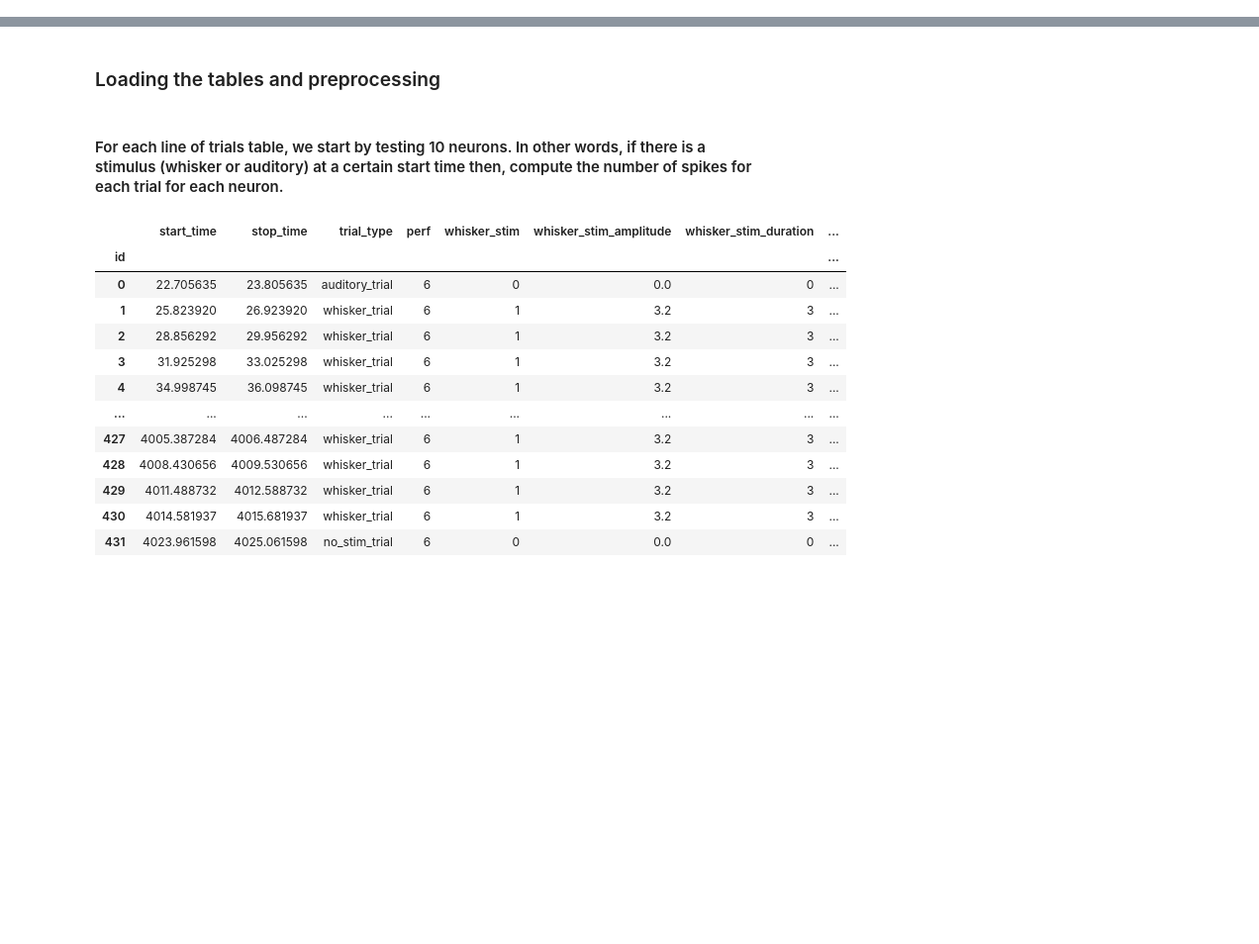
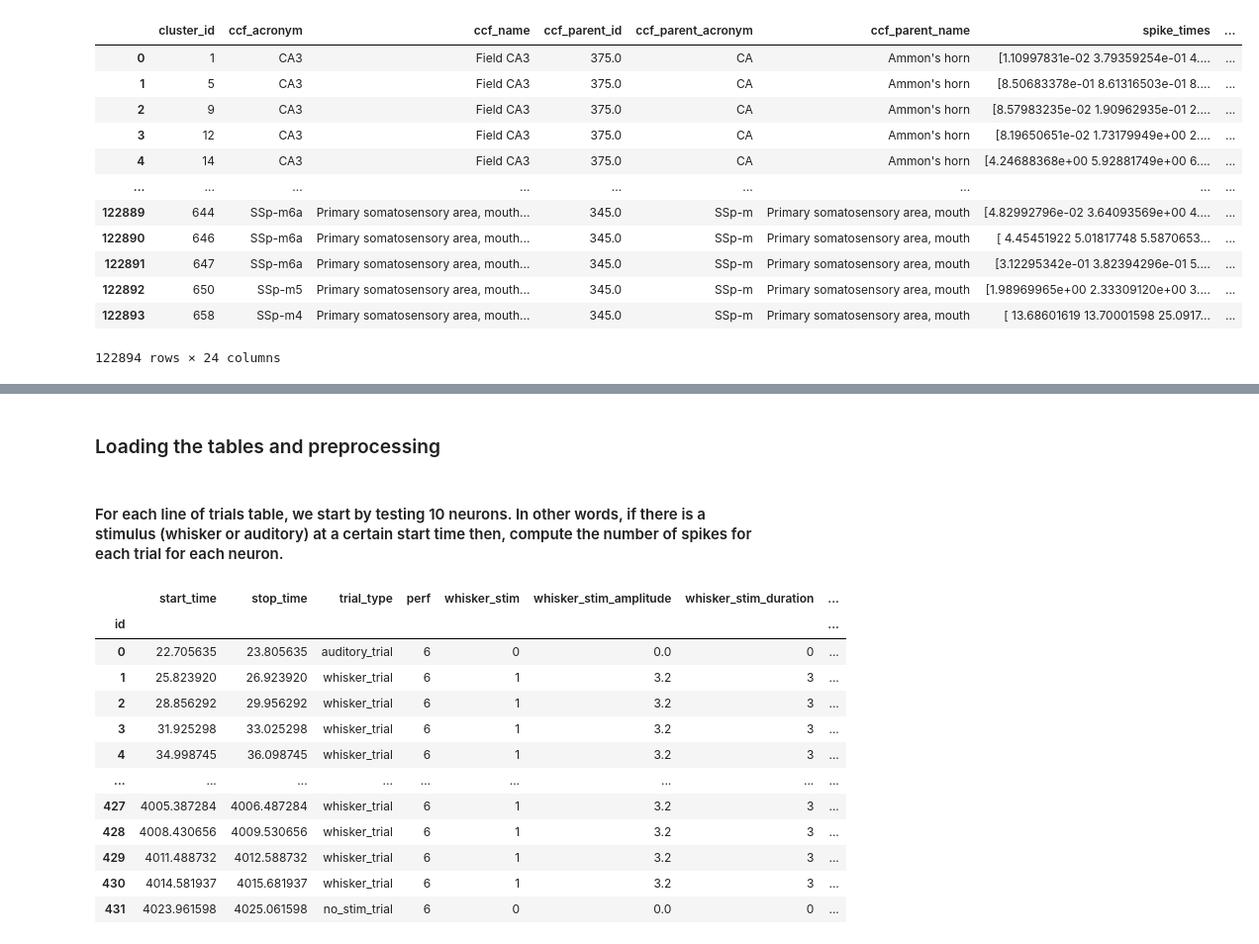
Before and after one commit to shrinidhivelan/Selectivity-Semester-project, a Jupyter notebook: Notebooks/1_Selectivity_dataframe.ipynb, the cells around one changed output, grey strips where cells are left out. Shown at 99% size. Drawn from its saved outputs; the diff is of its cells as text; code cells hidden in the pictures; blank space fills up the shorter version.

```diff
--- a/Notebooks/1_Selectivity_dataframe.ipynb
+++ b/Notebooks/1_Selectivity_dataframe.ipynb
@@ -42,4 +107,2 @@ pd.set_option('display.max_rows', 10)  # Show all columns
 # %%
-import pandas as pd
-df = pd.read_csv('/Volumes/LaCie/EPFL/Mastersem3/Semester Project Lsens/Data/AB129_20240828_112850/AB129_20240828_112850_AUC_Selectivity_pre_post.csv')
-df2 = pd.read_csv('/Volumes/LaCie/EPFL/Mastersem3/Semester Project Lsens/Data/AB117_20240723_125437/AB117_20240723_125437_AUC_Selectivity_pre_post.csv')
+df = pd.read_csv('/Volumes/LaCie/EPFL/Mastersem3/Semester Project Lsens/Data/Overall/overall_combined.csv')
@@ -71,0 +109,20 @@ False
+# %%
+df['context_new'] = df['context'].apply(
+    lambda x: 'active' if x == 'active' else 'passive' if x in ['passive_pre', 'passive_post', 'passive'] else None
+)
+# %%
+df
+# %% [output]
+|  | cluster_id | ccf_acronym | ccf_name | ccf_parent_id | ccf_parent_acronym | ccf_parent_name | spike_times | ... |
+| 0 | 1 | CA3 | Field CA3 | 375.0 | CA | Ammon's horn | [1.10997831e-02 3.79359254e-01 4.... | ... |
+| 1 | 5 | CA3 | Field CA3 | 375.0 | CA | Ammon's horn | [8.50683378e-01 8.61316503e-01 8.... | ... |
+| 2 | 9 | CA3 | Field CA3 | 375.0 | CA | Ammon's horn | [8.57983235e-02 1.90962935e-01 2.... | ... |
+| 3 | 12 | CA3 | Field CA3 | 375.0 | CA | Ammon's horn | [8.19650651e-02 1.73179949e+00 2.... | ... |
+| 4 | 14 | CA3 | Field CA3 | 375.0 | CA | Ammon's horn | [4.24688368e+00 5.92881749e+00 6.... | ... |
+| ... | ... | ... | ... | ... | ... | ... | ... | ... |
+| 122889 | 644 | SSp-m6a | Primary somatosensory area, mouth... | 345.0 | SSp-m | Primary somatosensory area, mouth | [4.82992796e-02 3.64093569e+00 4.... | ... |
+| 122890 | 646 | SSp-m6a | Primary somatosensory area, mouth... | 345.0 | SSp-m | Primary somatosensory area, mouth | [ 4.45451922 5.01817748 5.5870653... | ... |
+| 122891 | 647 | SSp-m6a | Primary somatosensory area, mouth... | 345.0 | SSp-m | Primary somatosensory area, mouth | [3.12295342e-01 3.82394296e-01 5.... | ... |
+| 122892 | 650 | SSp-m5 | Primary somatosensory area, mouth... | 345.0 | SSp-m | Primary somatosensory area, mouth | [1.98969965e+00 2.33309120e+00 3.... | ... |
+| 122893 | 658 | SSp-m4 | Primary somatosensory area, mouth... | 345.0 | SSp-m | Primary somatosensory area, mouth | [ 13.68601619 13.70001598 25.0917... | ... |
+122894 rows × 24 columns
```
Also changed, not shown: parts of 22 cells of this notebook, 9 other files.
